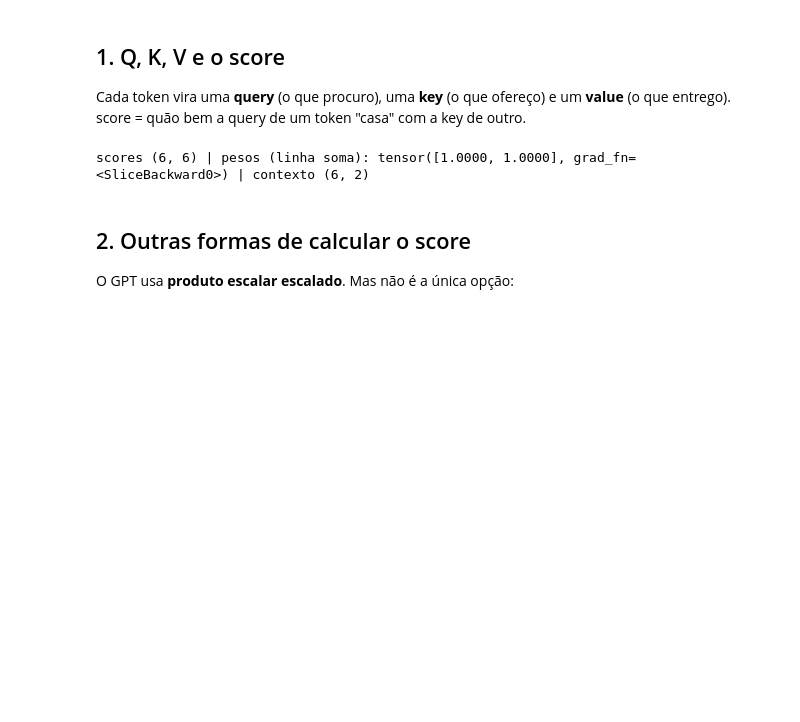
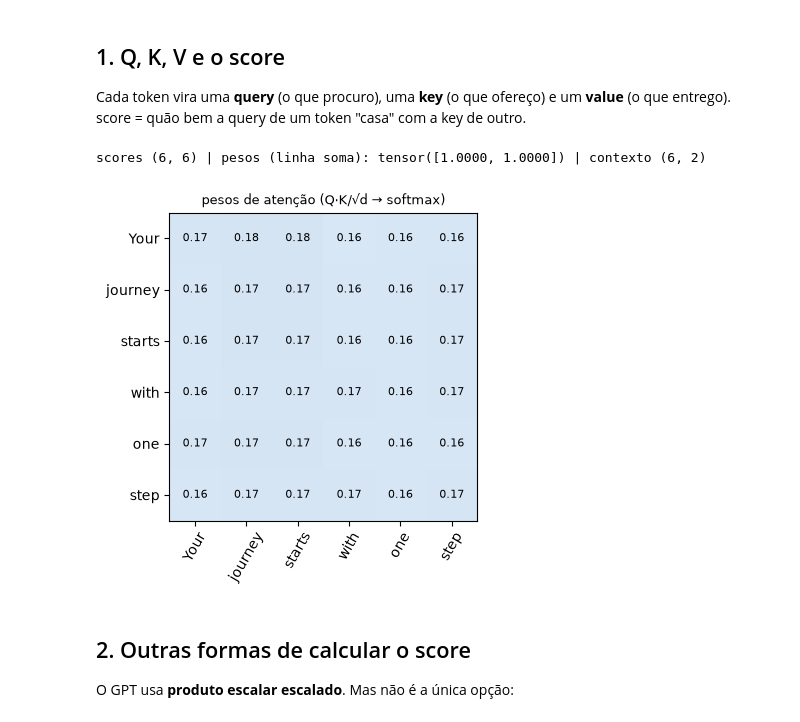
Before and after one commit to victorflll/LLMs-from-scratch, a Jupyter notebook: 30-09/02_atencao.ipynb, the cells around one changed output. Saved outputs shown, nothing was run; the diff lists cells and outputs as text; code cells hidden in the pictures; blank space fills up the shorter version.

```diff
--- a/30-09/02_atencao.ipynb
+++ b/30-09/02_atencao.ipynb
@@ -33,15 +53,22 @@ def mapa(ax, pesos, titulo, rotulos=tokens):
 Cada token vira uma **query** (o que procuro), uma **key** (o que ofereço) e um **value** (o que entrego).
 score = quão bem a query de um token "casa" com a key de outro.
 # %%
-d_k = 2
-W_q, W_k, W_v = (torch.nn.Linear(3, d_k, bias=False) for _ in range(3))
-Q, K, V = W_q(x), W_k(x), W_v(x)
-scores = Q @ K.T
-pesos = torch.softmax(scores / d_k**0.5, dim=-1)  # cada linha soma 1
-contexto = pesos @ V
-print("scores", tuple(scores.shape), "| pesos (linha soma):", pesos.sum(-1)[:2], "| contexto", tuple(contexto.shape))
+d_k = 2  # tamanho dos vetores de query/key/value (pequeno para caber na tela)
+W_q, W_k, W_v = (torch.nn.Linear(3, d_k, bias=False) for _ in range(3))  # 3 matrizes de pesos (3 → 2), começam aleatórias
+# o mesmo embedding gera 3 vetores: Q = o que o token procura, K = o que oferece, V = o conteúdo que entrega
+Q, K, V = W_q(x), W_k(x), W_v(x)  # cada um: (6, 2)
+# produto escalar de cada query com cada key; K.T transpõe K (6×2 → 2×6) para o @ encaixar
+scores = Q @ K.T  # score de cada par de tokens: (6, 2) @ (2, 6) = (6, 6)
+pesos = torch.softmax(scores / d_k**0.5, dim=-1)  # ÷√d_k evita scores exagerados; softmax por linha → porcentagens que somam 1
+contexto = pesos @ V  # média dos values ponderada pelos pesos: novo vetor de cada token, (6, 6) @ (6, 2) = (6, 2)
+print("scores", tuple(scores.shape), "| pesos (linha soma):", pesos.sum(-1)[:2].detach(), "| contexto", tuple(contexto.shape))  # confere formatos e que as linhas somam 1
+
+fig, ax = plt.subplots(figsize=(4, 4))  # figura com 1 gráfico
+mapa(ax, pesos, "pesos de atenção (Q·K/√d → softmax)")  # quase uniforme (~0,17): pesos aleatórios, sem treino
+plt.show()  # exibe
 # %% [output]
-scores (6, 6) | pesos (linha soma): tensor([1.0000, 1.0000], grad_fn=<SliceBackward0>) | contexto (6, 2)
+scores (6, 6) | pesos (linha soma): tensor([1.0000, 1.0000]) | contexto (6, 2)
+[figure, added]
 # %% [markdown]
 ## 2. Outras formas de calcular o score
 O GPT usa **produto escalar escalado**. Mas não é a única opção:
```
Also changed, not shown: parts of 10 cells of this notebook, 2 other files.
